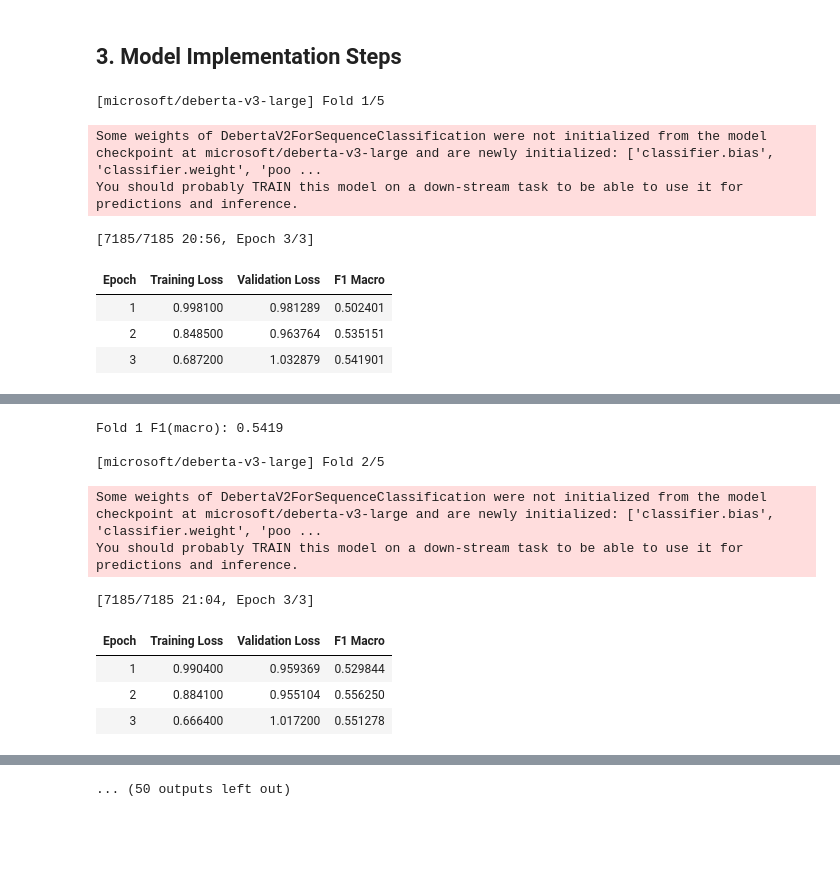
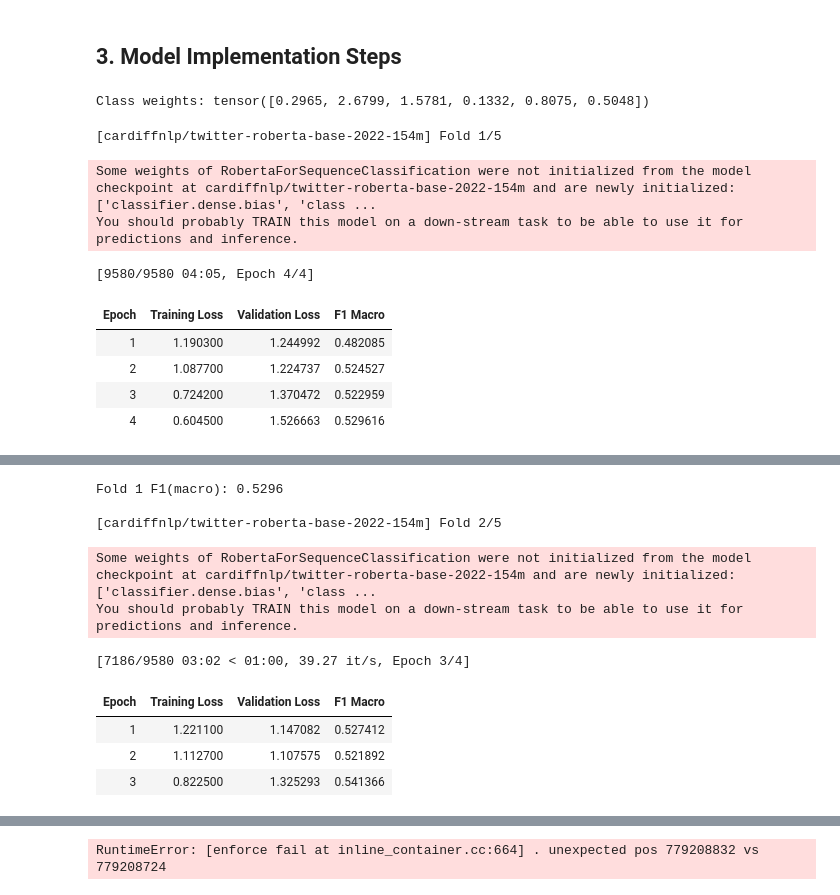
Before and after one commit to attackofthetitan/DM2025-Lab2-Exercise, a Jupyter notebook: DM2025-Lab2-Homework.ipynb, the cells around one changed output, grey strips where cells are left out. Saved outputs shown, nothing was run; the diff lists cells and outputs as text; code cells hidden in the pictures; blank space fills up the shorter version.

Commit message:
Add class weights and model

```diff
--- a/DM2025-Lab2-Homework.ipynb
+++ b/DM2025-Lab2-Homework.ipynb
@@ -257,3 +269,11 @@ def compute_f1(eval_pred):
+# %%
+class_counts = train_df["emotion"].value_counts().reindex(labels)
+freqs = class_counts.values.astype(np.float32)
+inv_freq = 1.0 / freqs
+class_weights = torch.tensor(inv_freq / inv_freq.sum() * len(labels), dtype=torch.float32)
+print("Class weights:", class_weights)
+# %% [output]
+Class weights: tensor([0.2965, 2.6799, 1.5781, 0.1332, 0.8075, 0.5048])
 # %%
 def train_folds(model_name, n_splits=5, lr=2e-5, epochs=3, bsz=16, max_len=192, wd=0.01, seed=SEED):
     tokenizer = AutoTokenizer.from_pretrained(model_name, use_fast=True)
@@ -296,7 +316,6 @@ def train_folds(model_name, n_splits=5, lr=2e-5, epochs=3, bsz=16, max_len=192,
             eval_strategy="epoch",
             save_strategy="no",
             logging_steps=50,
-            metric_for_best_model="f1_macro",
             greater_is_better=True,
             report_to="none",
             seed=seed+fold,
@@ -308,14 +327,15 @@ def train_folds(model_name, n_splits=5, lr=2e-5, epochs=3, bsz=16, max_len=192,
         )
 
         data_collator = DataCollatorWithPadding(tokenizer)
-        trainer = Trainer(
+        trainer = WeightedTrainer(
             model=model,
             args=args,
             train_dataset=ds_tr,
             eval_dataset=ds_va,
             tokenizer=tokenizer,
             data_collator=data_collator,
-            compute_metrics=compute_f1
+            compute_metrics=compute_f1,
+            class_weights=class_weights,
         )
 
         trainer.train()
@@ -340,48 +360,59 @@ def train_folds(model_name, n_splits=5, lr=2e-5, epochs=3, bsz=16, max_len=192,
 
     return oof_preds, test_logits_accum
 # %%
-backbones = ["microsoft/deberta-v3-large","roberta-large",]
+backbones = [
+    "cardiffnlp/twitter-roberta-base-2022-154m",
+    "microsoft/deberta-v3-large",
+    "roberta-large",
+]
+cfgs = {
+    "cardiffnlp/twitter-roberta-base-2022-154m":dict(lr=3e-5, epochs=4),
+    "microsoft/deberta-v3-large":dict(lr=1.5e-5, epochs=3),
+    "roberta-large":dict(lr=2e-5, epochs=3),
+}
 
-all_oof = []
-all_test = []
+all_oof, all_test = [], []
 
 for name in backbones:
+    hp = cfgs[name]
     oof, test_logits = train_folds(
         name,
         n_splits=5,
-        lr=1.5e-5,
-        epochs=3,
+        lr=hp["lr"],
+        epochs=hp["epochs"],
         bsz=16,
-        max_len=192,
-        wd=0.01
+        max_len=256,
+        wd=0.01,
     )
     all_oof.append(oof)
     all_test.append(test_logits)
+
 
 oof_blend = np.mean(all_oof, axis=0)
 test_blend = np.mean(all_test, axis=0)
 
 oof_pred = oof_blend.argmax(axis=1)
 oof_f1 = f1_score(y, oof_pred, average="macro")
 print("\n[Ensemble] OOF F1(macro):", round(oof_f1, 4))
 # %% [output]
-[microsoft/deberta-v3-large] Fold 1/5
+[cardiffnlp/twitter-roberta-base-2022-154m] Fold 1/5
-Some weights of DebertaV2ForSequenceClassification were not initialized from the model checkpoint at microsoft/deberta-v3-large and are newly initialized: ['classifier.bias', 'classifier.weight', 'poo ...
+Some weights of RobertaForSequenceClassification were not initialized from the model checkpoint at cardiffnlp/twitter-roberta-base-2022-154m and are newly initialized: ['classifier.dense.bias', 'class ...
 You should probably TRAIN this model on a down-stream task to be able to use it for predictions and inference.
-[7185/7185 20:56, Epoch 3/3]
+[9580/9580 04:05, Epoch 4/4]
 | Epoch | Training Loss | Validation Loss | F1 Macro |
-| 1 | 0.998100 | 0.981289 | 0.502401 |
-| 2 | 0.848500 | 0.963764 | 0.535151 |
-| 3 | 0.687200 | 1.032879 | 0.541901 |
+| 1 | 1.190300 | 1.244992 | 0.482085 |
+| 2 | 1.087700 | 1.224737 | 0.524527 |
+| 3 | 0.724200 | 1.370472 | 0.522959 |
+| 4 | 0.604500 | 1.526663 | 0.529616 |
 [interactive output not drawn]
 [interactive output not drawn]
-Fold 1 F1(macro): 0.5419
+Fold 1 F1(macro): 0.5296
 
-[microsoft/deberta-v3-large] Fold 2/5
+[cardiffnlp/twitter-roberta-base-2022-154m] Fold 2/5
-Some weights of DebertaV2ForSequenceClassification were not initialized from the model checkpoint at microsoft/deberta-v3-large and are newly initialized: ['classifier.bias', 'classifier.weight', 'poo ...
+Some weights of RobertaForSequenceClassification were not initialized from the model checkpoint at cardiffnlp/twitter-roberta-base-2022-154m and are newly initialized: ['classifier.dense.bias', 'class ...
 You should probably TRAIN this model on a down-stream task to be able to use it for predictions and inference.
-[7185/7185 21:04, Epoch 3/3]
+[7186/9580 03:02 < 01:00, 39.27 it/s, Epoch 3/4]
 | Epoch | Training Loss | Validation Loss | F1 Macro |
-| 1 | 0.990400 | 0.959369 | 0.529844 |
-| 2 | 0.884100 | 0.955104 | 0.556250 |
-| 3 | 0.666400 | 1.017200 | 0.551278 |
+| 1 | 1.221100 | 1.147082 | 0.527412 |
+| 2 | 1.112700 | 1.107575 | 0.521892 |
+| 3 | 0.822500 | 1.325293 | 0.541366 |
@@ -390 +419 @@ You should probably TRAIN this model on a down-stream task to be able to use it
-... (50 outputs left out)
+RuntimeError: [enforce fail at inline_container.cc:664] . unexpected pos 779208832 vs 779208724
```
Also changed, not shown: parts of 7 cells of this notebook.
